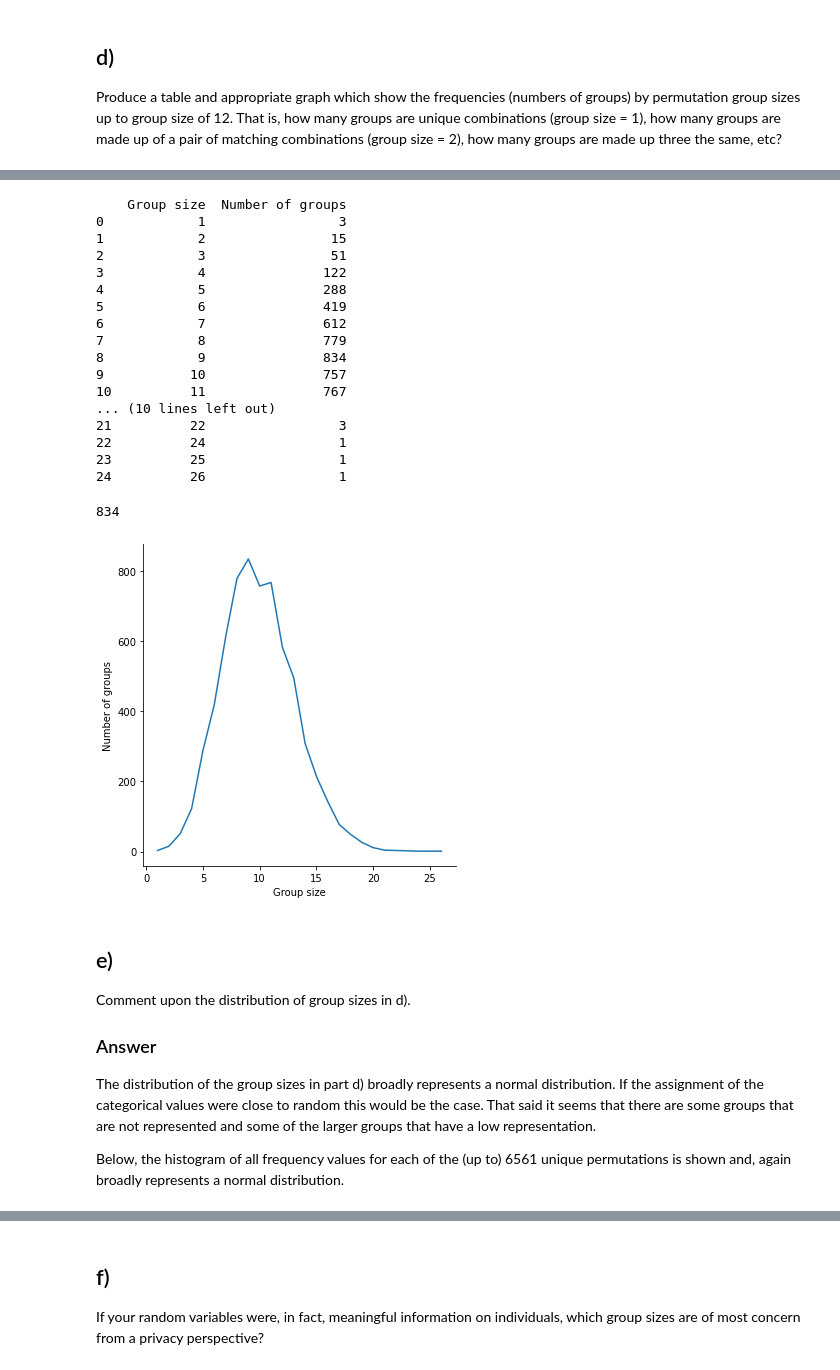
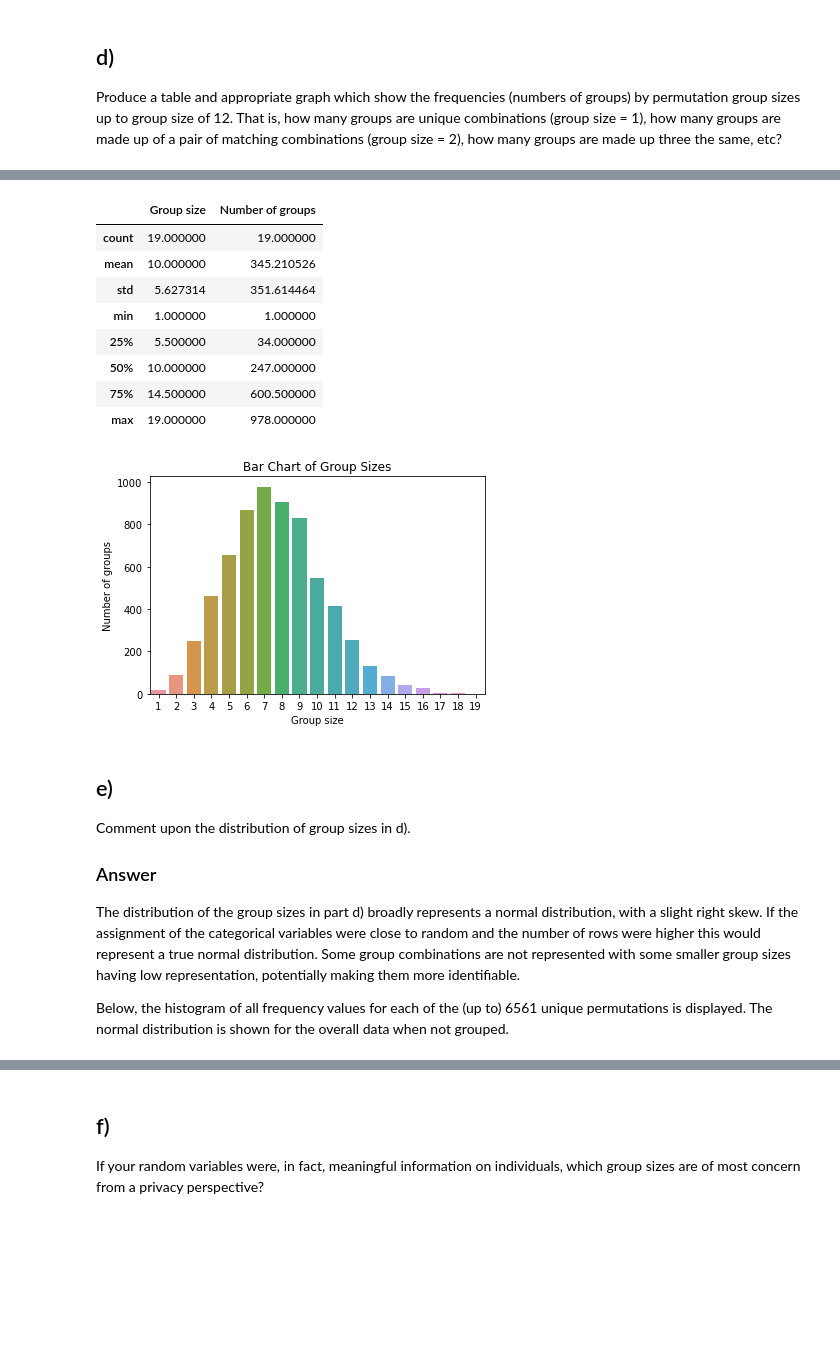
Before and after one commit to mplockhart/coding_task, a Jupyter notebook: privacy_mplc.ipynb, the cells around one changed output, grey strips where cells are left out. Saved outputs shown, nothing was run; the diff lists cells and outputs as text; code cells hidden in the pictures; blank space fills up the shorter version.

```diff
--- a/privacy_mplc.ipynb
+++ b/privacy_mplc.ipynb
@@ -56,12 +58,12 @@ def column_counter(random_list_of_lists, rows):
 status_catagoricals = {
                        'Status': ['Single', 'Married', 'Divorced'],
                        'Locations': ['North', 'Midlands', 'South'],
-                       'Likes': ['I', 'Like', 'Cheese'],
-                       'Book': ['Lion', 'Witch', 'Wardrobe'],
-                       'CryoEM': ['Grid', 'Square', 'Holes'],
-                       'Christmas': ['Turkey', 'Goose', 'Duck'],
-                       'Toys': ['Barbie', 'Ken', 'Actionman'],
-                       'Z': ['X', 'Y', 'Z']
+                       'Smokes': ['Yes', 'No', 'Infrequent'],
+                       'Active': ['Yes', 'No', 'Variable'],
+                       'Employment': ['Fill time', 'Contract', 'Unemployed'],
+                       'Weight': ['Over weight', 'OK', 'Under weight'],
+                       'Height': ['Tall', 'Short', 'Average'],
+                       'Insured': ['Yes', 'No', 'Mixed']
                       }
 
 # Iterating through the dictionary to generate a list of lists that can be converted to a Pandas data frame
@@ -173,42 +184,32 @@ frequency_df
 # %%
 temp3 = frequency_df.groupby('Frequency').size()
 #temp3
 temp4 = temp3.reset_index()
 #temp4
 temp5 = temp4.rename(columns={0:'Number of groups', 'Frequency':'Group size'})
-print(temp5)
-#frequency_plot = sns.histplot(data=temp5['Number of groups'], bins=21)
-frequency_plot = sns.relplot(x='Group size', y='Number of groups', kind="line", data=temp5)
-#plt.axvline(12, 0,12, color='red')
-temp5['Number of groups'].max()
+temp5
+frequency_plot = sns.barplot(x='Group size', y='Number of groups', data=temp5).set(title='Bar Chart of Group Sizes')
+#temp5.iloc[: 12]
+temp5.describe()
 # %% [output]
-    Group size  Number of groups
-0            1                 3
-1            2                15
-2            3                51
-3            4               122
-4            5               288
-5            6               419
-6            7               612
-7            8               779
-8            9               834
-9           10               757
-10          11               767
-... (10 lines left out)
-21          22                 3
-22          24                 1
-23          25                 1
-24          26                 1
-834
+|  | Group size | Number of groups |
+| count | 19.000000 | 19.000000 |
+| mean | 10.000000 | 345.210526 |
+| std | 5.627314 | 351.614464 |
+| min | 1.000000 | 1.000000 |
+| 25% | 5.500000 | 34.000000 |
+| 50% | 10.000000 | 247.000000 |
+| 75% | 14.500000 | 600.500000 |
+| max | 19.000000 | 978.000000 |
-[figure, old version]
+[figure, new version]
 # %% [markdown]
 ## e)
 Comment upon the distribution of group sizes in d).
 
 ### Answer
-The distribution of the group sizes in part d) broadly represents a normal distribution. If the assignment of the categorical values were close to random this would be the case. That said it seems that there are some groups that are not represented and some of the larger groups that have a low representation.
+The distribution of the group sizes in part d) broadly represents a normal distribution, with a slight right skew. If the assignment of the categorical variables were close to random and the number of rows were higher this would represent a true normal distribution. Some group combinations are not represented with some smaller group sizes having low representation, potentially making them more identifiable.
 
-Below, the histogram of all frequency values for each of the (up to) 6561 unique permutations is shown and, again broadly represents a normal distribution.
+Below, the histogram of all frequency values for each of the (up to) 6561 unique permutations is displayed. The normal distribution is shown for the overall data when not grouped.
 # %%
 print(len(frequency_df))
 #for f in range(len(frequency_df)):
```
Also changed, not shown: parts of 28 cells of this notebook.
